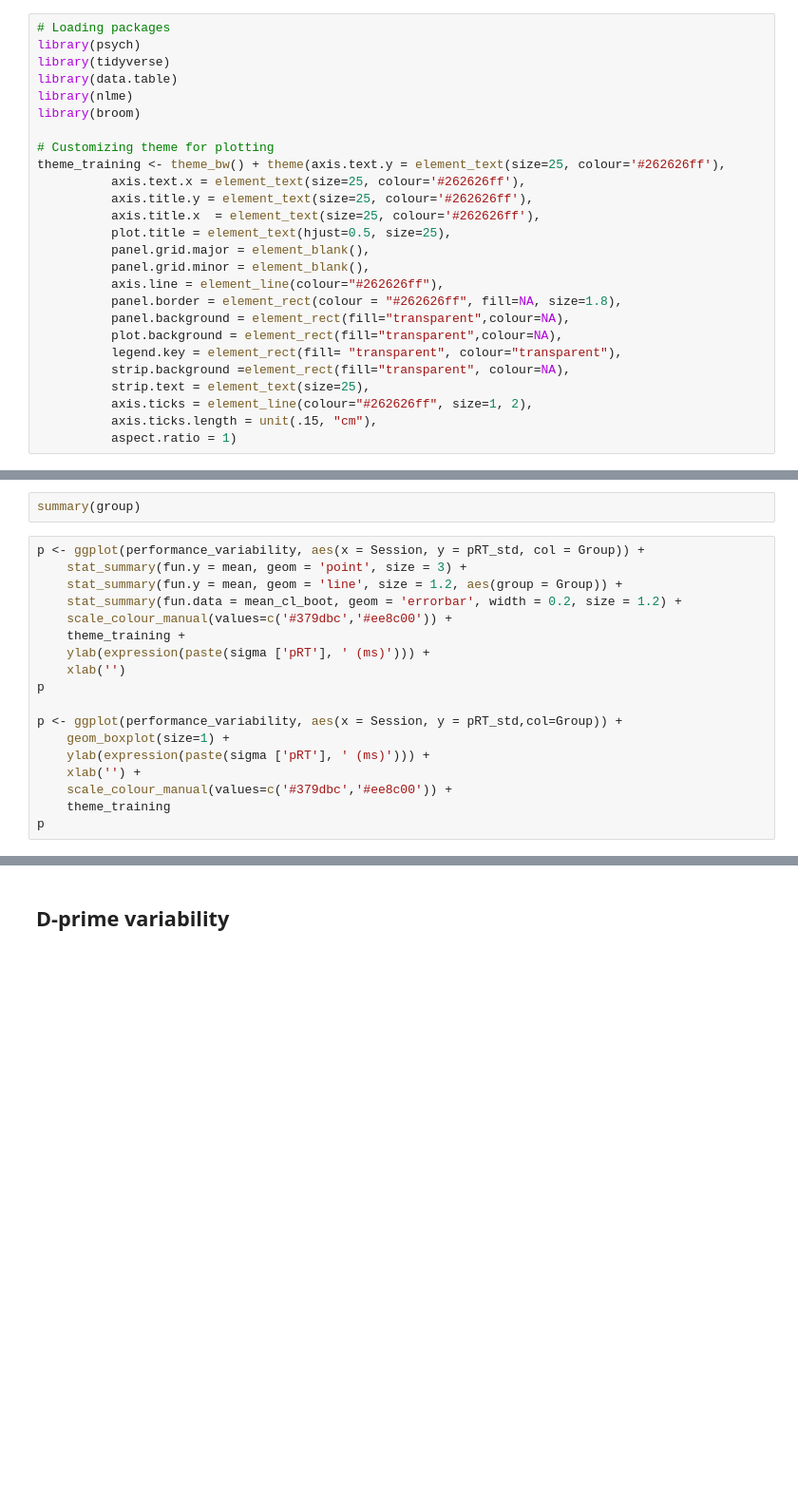
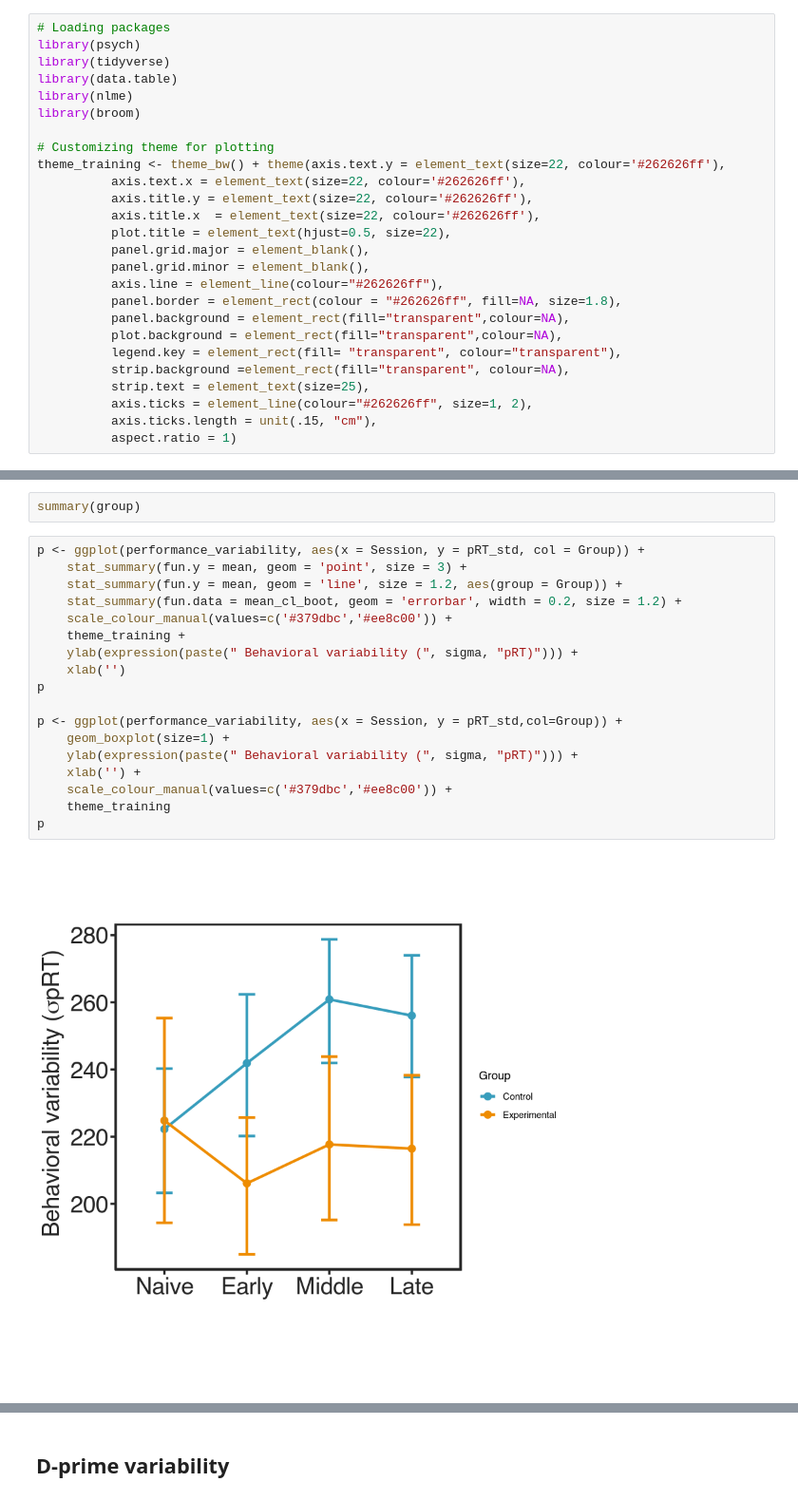
Before and after one commit to kfinc/wm-training-modularity, a Jupyter notebook: 01-behavioral_data_analysis/02-fmri_performance_analysis.ipynb, the cells around one changed output, grey strips where cells are left out. Shown at 95% size. Cells and saved outputs as stored; diff of their text form; blank space fills up the shorter version.

```diff
--- a/01-behavioral_data_analysis/02-fmri_performance_analysis.ipynb
+++ b/01-behavioral_data_analysis/02-fmri_performance_analysis.ipynb
@@ -25,11 +25,11 @@ library(nlme)
 library(broom)
 
 # Customizing theme for plotting
-theme_training <- theme_bw() + theme(axis.text.y = element_text(size=25, colour='#262626ff'),
-          axis.text.x = element_text(size=25, colour='#262626ff'),
-          axis.title.y = element_text(size=25, colour='#262626ff'),
-          axis.title.x  = element_text(size=25, colour='#262626ff'),
-          plot.title = element_text(hjust=0.5, size=25),
+theme_training <- theme_bw() + theme(axis.text.y = element_text(size=22, colour='#262626ff'),
+          axis.text.x = element_text(size=22, colour='#262626ff'),
+          axis.title.y = element_text(size=22, colour='#262626ff'),
+          axis.title.x  = element_text(size=22, colour='#262626ff'),
+          plot.title = element_text(hjust=0.5, size=22),
           panel.grid.major = element_blank(),
           panel.grid.minor = element_blank(),
           axis.line = element_line(colour="#262626ff"),
@@ -534,18 +526,20 @@ summary(group)
 # %%
 p <- ggplot(performance_variability, aes(x = Session, y = pRT_std, col = Group)) +
     stat_summary(fun.y = mean, geom = 'point', size = 3) +
     stat_summary(fun.y = mean, geom = 'line', size = 1.2, aes(group = Group)) +
     stat_summary(fun.data = mean_cl_boot, geom = 'errorbar', width = 0.2, size = 1.2) +
     scale_colour_manual(values=c('#379dbc','#ee8c00')) +
     theme_training +
-    ylab(expression(paste(sigma ['pRT'], ' (ms)'))) +
+    ylab(expression(paste(" Behavioral variability (", sigma, "pRT)"))) +
     xlab('')
 p
 
 p <- ggplot(performance_variability, aes(x = Session, y = pRT_std,col=Group)) +
     geom_boxplot(size=1) +
-    ylab(expression(paste(sigma ['pRT'], ' (ms)'))) +
+    ylab(expression(paste(" Behavioral variability (", sigma, "pRT)"))) +
     xlab('') +
     scale_colour_manual(values=c('#379dbc','#ee8c00')) +
     theme_training
 p
+# %% [output]
+[figure, added]
```
Also changed, not shown: parts of 6 cells of this notebook.
